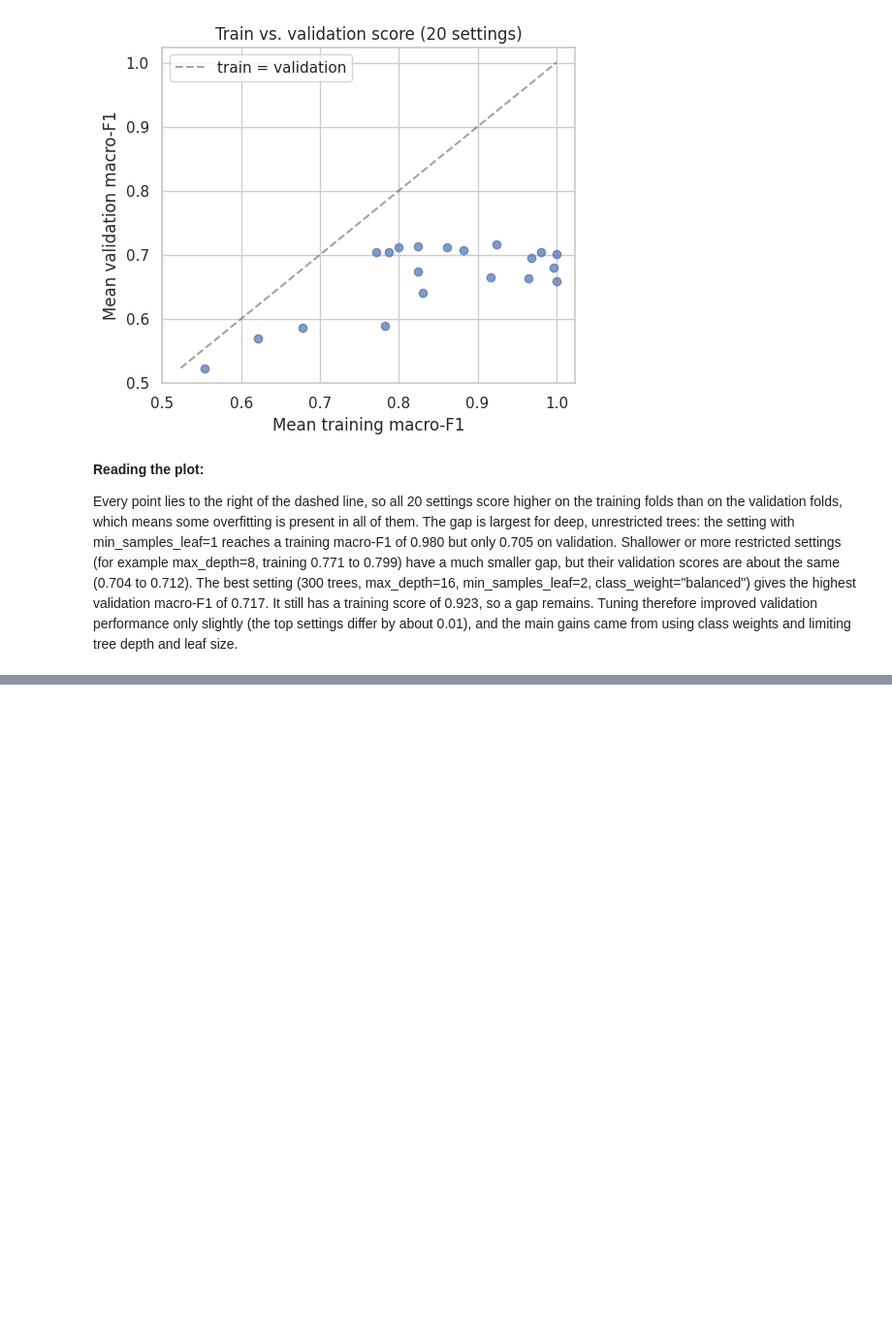
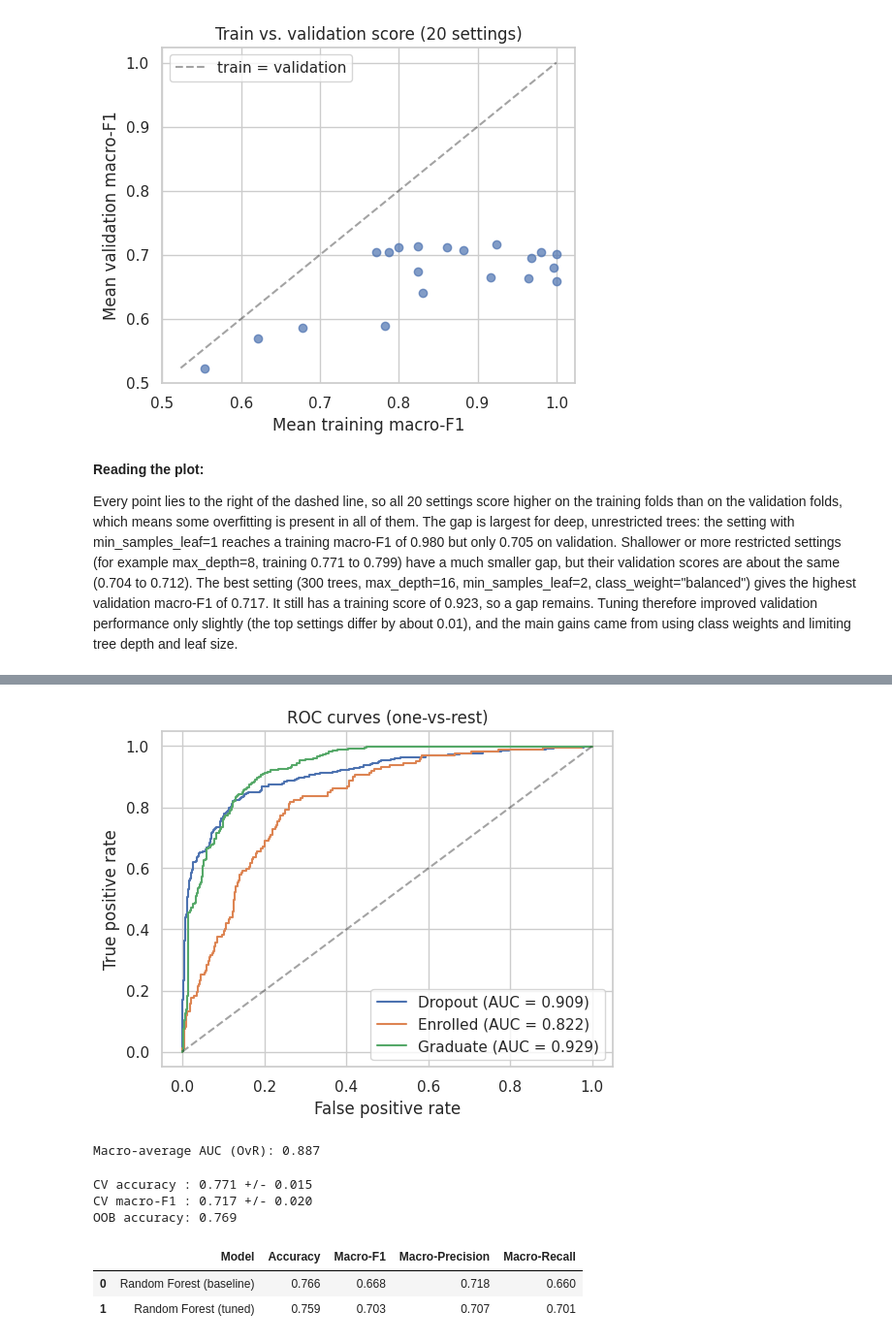
Before and after one commit to LoshithaAI/ML-Assignment, a Jupyter notebook: notebooks/random_forest.ipynb, the cells around one changed output, grey strips where cells are left out. Shown at 97% size. Cells and saved outputs as stored; diff of their text form; code cells hidden in the pictures; blank space fills up the shorter version.

```diff
--- a/notebooks/random_forest.ipynb
+++ b/notebooks/random_forest.ipynb
@@ -394,0 +436,46 @@ Every point lies to the right of the dashed line, so all 20 settings score highe
+# %%
+# One-vs-rest ROC curves and AUC
+y_bin = label_binarize(y_test, classes=classes)
+plt.figure(figsize=(6, 4.5))
+for i, c in enumerate(classes):
+    fpr, tpr, _ = roc_curve(y_bin[:, i], y_proba[:, i])
+    plt.plot(fpr, tpr, label=f"{c} (AUC = {roc_auc_score(y_bin[:, i], y_proba[:, i]):.3f})")
+plt.plot([0, 1], [0, 1], "k--", alpha=0.4)
+plt.xlabel("False positive rate"); plt.ylabel("True positive rate")
+plt.title("ROC curves (one-vs-rest)"); plt.legend()
+plt.show()
+
+macro_auc = roc_auc_score(y_test, y_proba, multi_class="ovr", average="macro")
+print(f"Macro-average AUC (OvR): {macro_auc:.3f}")
+# %% [output]
+[figure, added]
+Macro-average AUC (OvR): 0.887
+# %%
+# Stability check: 5-fold CV of the final model on the TRAINING data
+cv_acc = cross_val_score(best_model, X_train, y_train, cv=cv, scoring="accuracy")
+cv_f1 = cross_val_score(best_model, X_train, y_train, cv=cv, scoring="f1_macro")
+print(f"CV accuracy : {cv_acc.mean():.3f} +/- {cv_acc.std():.3f}")
+print(f"CV macro-F1 : {cv_f1.mean():.3f} +/- {cv_f1.std():.3f}")
+
+# Out-of-bag estimate -> free validation score built into Random Forest
+oob_model = RandomForestClassifier(**{**search.best_params_, "oob_score": True,
+                                      "random_state": RANDOM_STATE, "n_jobs": -1}).fit(X_train, y_train)
+print(f"OOB accuracy: {oob_model.oob_score_:.3f}")
+# %% [output]
+CV accuracy : 0.771 +/- 0.015
+CV macro-F1 : 0.717 +/- 0.020
+OOB accuracy: 0.769
+# %%
+# Summary table: baseline vs. tuned model
+summary = pd.DataFrame({
+    "Model": ["Random Forest (baseline)", "Random Forest (tuned)"],
+    "Accuracy": [base_acc, test_acc],
+    "Macro-F1": [base_f1, test_f1],
+    "Macro-Precision": [precision_score(y_test, pred_base, average="macro"), precision_score(y_test, y_pred, average="macro")],
+    "Macro-Recall": [recall_score(y_test, pred_base, average="macro"), recall_score(y_test, y_pred, average="macro")],
+}).round(3)
+summary
+# %% [output]
+|  | Model | Accuracy | Macro-F1 | Macro-Precision | Macro-Recall |
+| 0 | Random Forest (baseline) | 0.766 | 0.668 | 0.718 | 0.660 |
+| 1 | Random Forest (tuned) | 0.759 | 0.703 | 0.707 | 0.701 |
```
Also changed, not shown: parts of 9 cells of this notebook.
